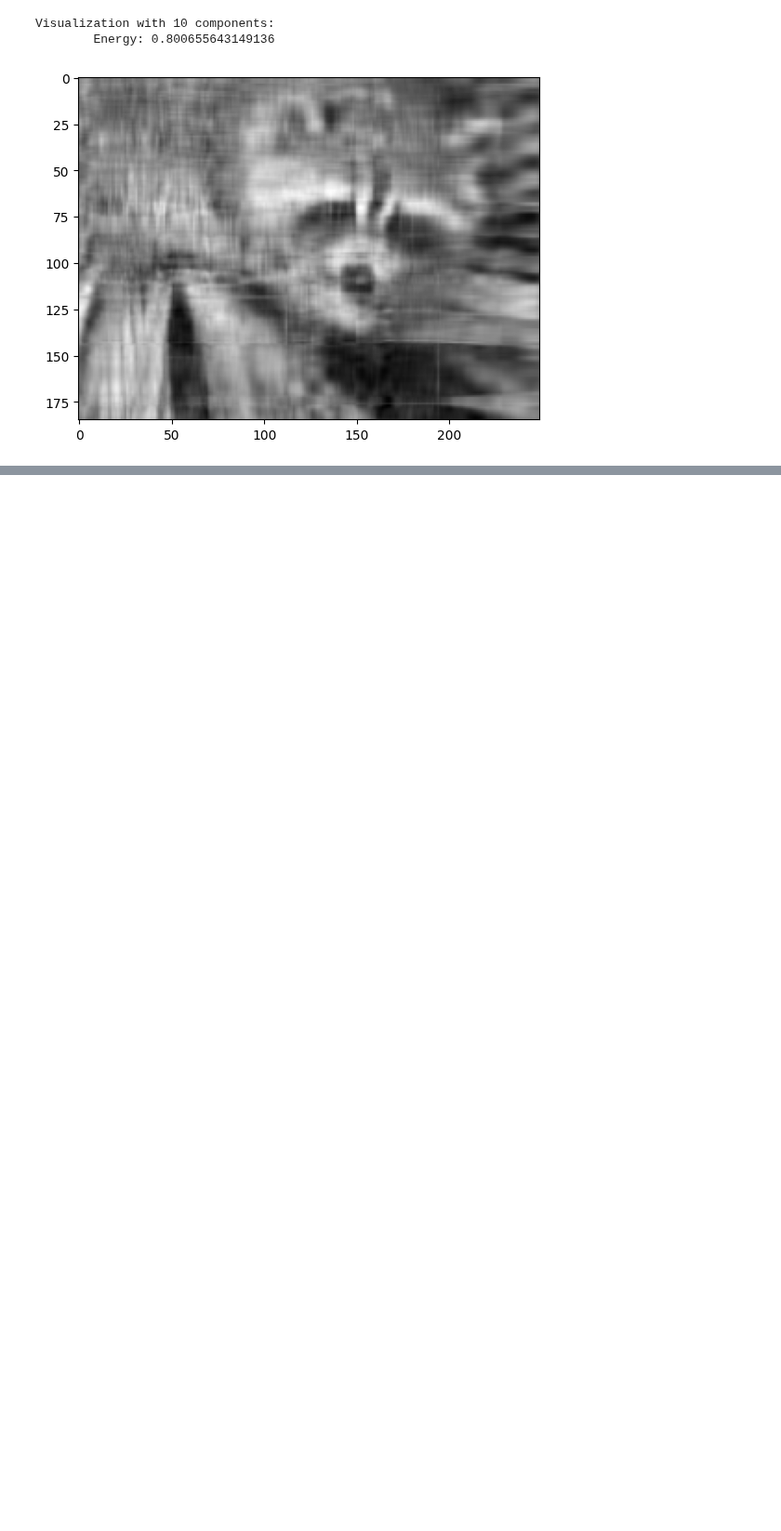
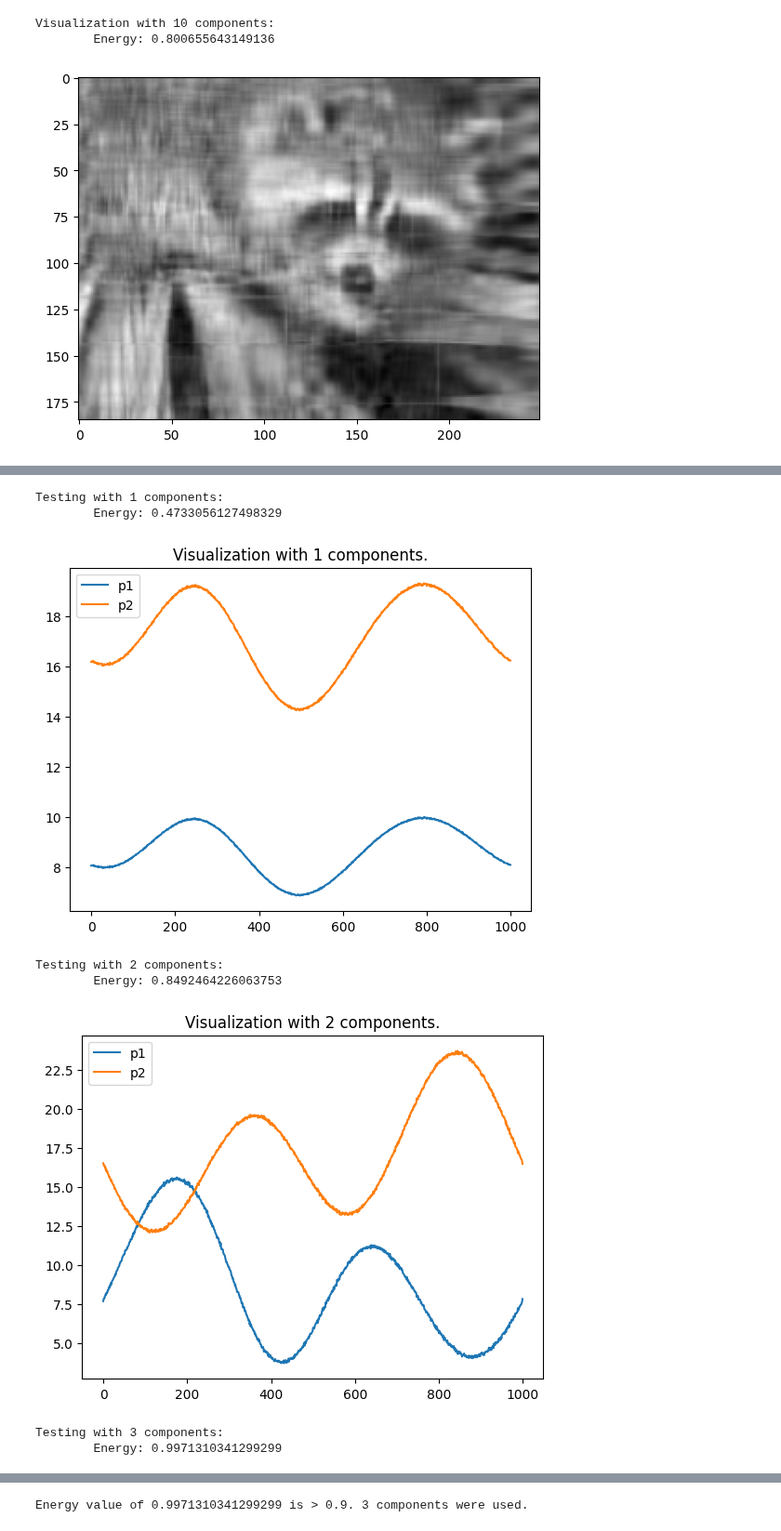
Before and after one commit to parimsuka/crowd-modeling-and-simulation, a Jupyter notebook: exercise3/src/pca_showcase.ipynb, the cells around one changed output, grey strips where cells are left out. Shown at 93% size. Drawn from its saved outputs; the diff is of its cells as text; code cells hidden in the pictures; blank space fills up the shorter version.

```diff
--- a/exercise3/src/pca_showcase.ipynb
+++ b/exercise3/src/pca_showcase.ipynb
@@ -91,0 +123,27 @@ Visualization with 10 components:
+# %%
+# Find out how many principal components are needed to capture >90% of the energy of the data set
+for component_number in range(1, 1000):
+    print(f"Testing with {component_number or 'all'} components:")
+    u, s, vh, energy, energy_per_component, removed_mean = pca.pca_forward(vadere_traj_txt, component_count=component_number)
+    print(f"\tEnergy: {energy}")
+    reconstructed_traj = pca.pca_reverse(u, s, vh, removed_mean)
+
+    # Visualize the first two pedestrians again
+    plt.plot(reconstructed_traj[:,0], label="p1")
+    plt.plot(reconstructed_traj[:,1], label="p2")
+    plt.title(f"Visualization with {component_number} components.")
+    plt.legend()
+    plt.show()
+
+    if energy > 0.9:
+        print(f"Energy value of {energy} is > 0.9. {component_number} components were used.")
+        break
+# %% [output]
+Testing with 1 components:
+        Energy: 0.4733056127498329
+[figure, added]
+Testing with 2 components:
+        Energy: 0.8492464226063753
+[figure, added]
+Testing with 3 components:
+        Energy: 0.9971310341299299
@@ -91,0 +151 @@ Visualization with 10 components:
+Energy value of 0.9971310341299299 is > 0.9. 3 components were used.
```
Also changed, not shown: parts of 11 cells of this notebook.
